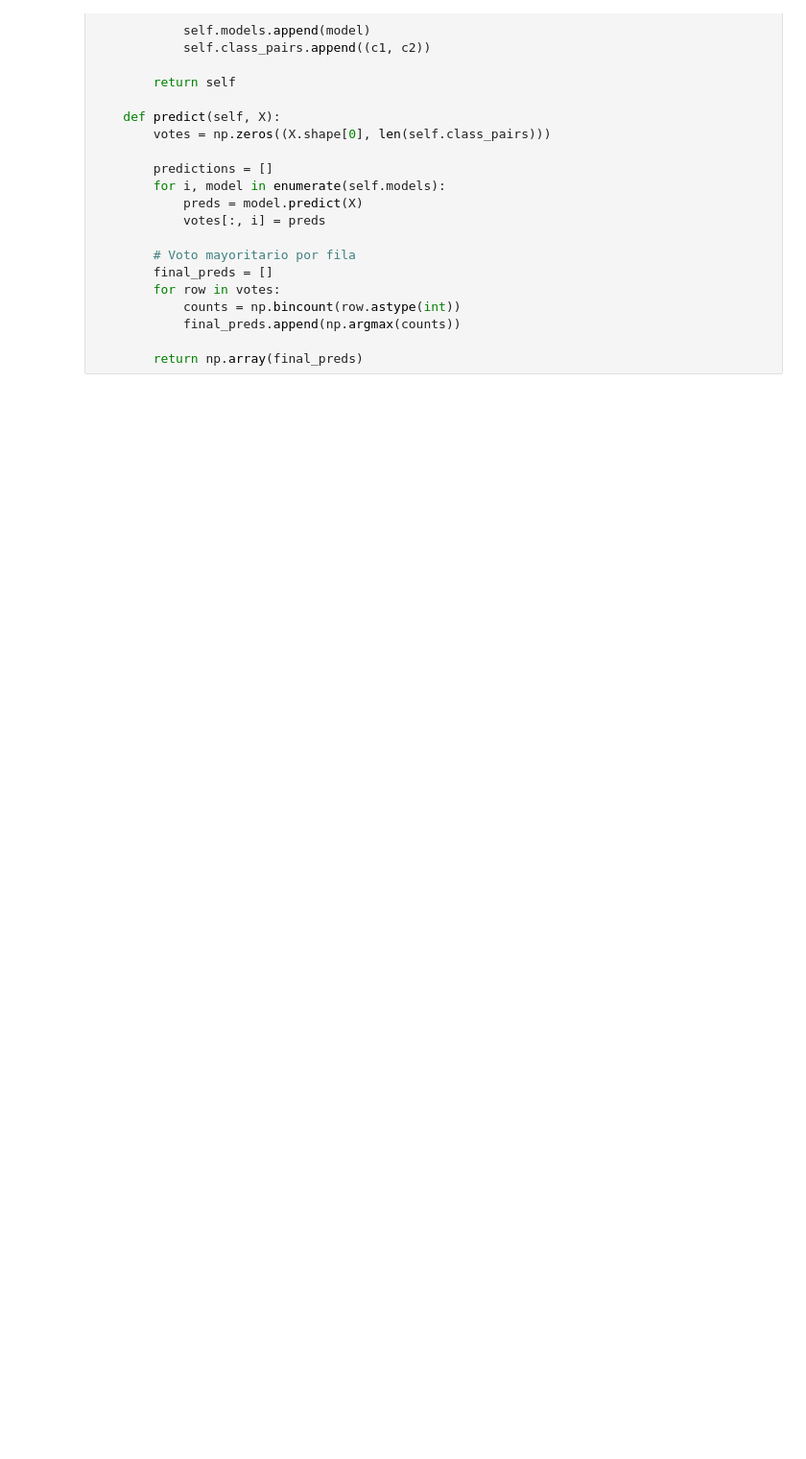
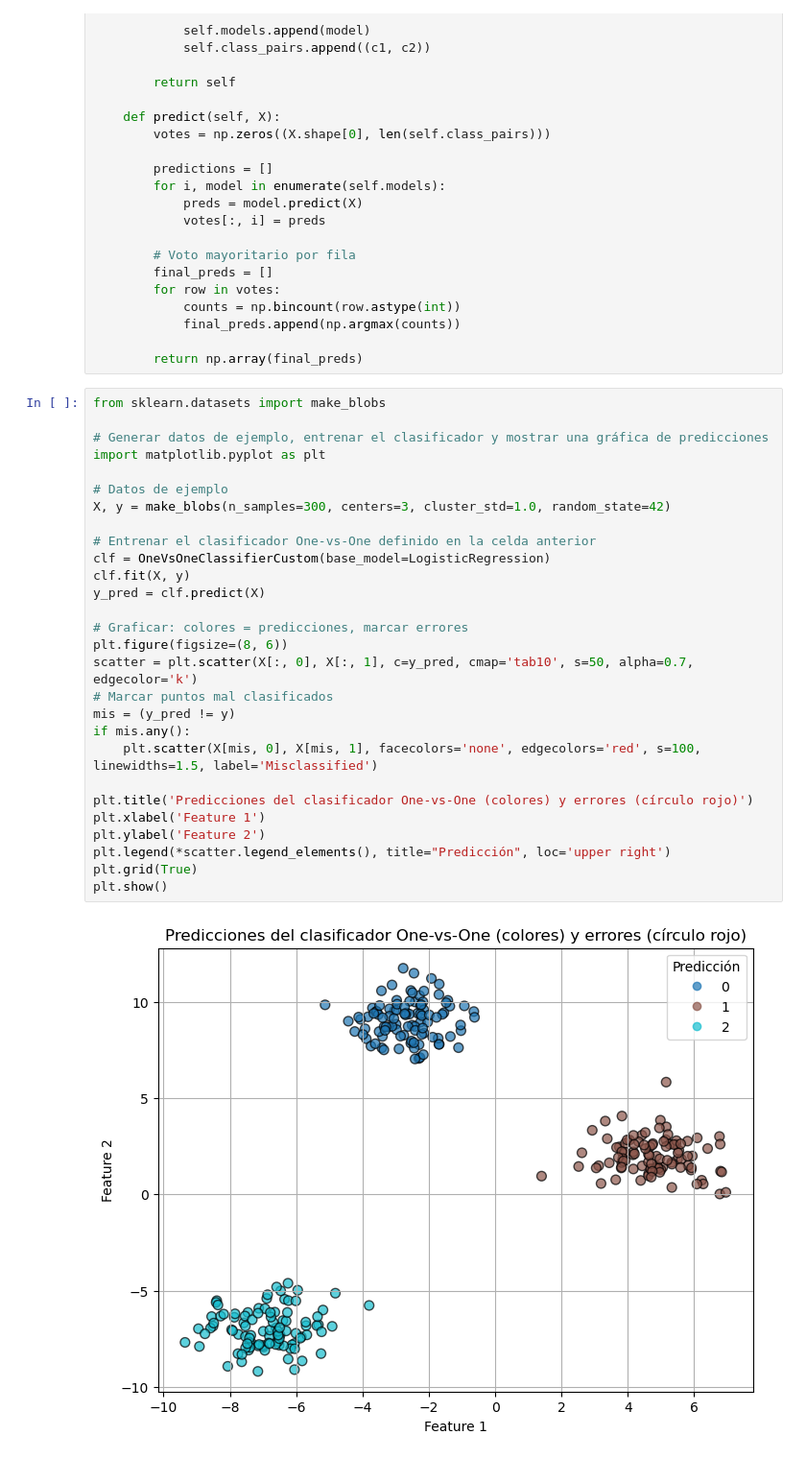
Before and after one commit to AvalosRuben/Clasificacion-Multiclase, a Jupyter notebook: OVO.ipynb, the cells around one changed output. Shown at 96% size. Drawn from its saved outputs; the diff is of its cells as text; blank space fills up the shorter version.

Commit message:
Add model prediction visualization to notebook
Added a new code cell to OVO.ipynb that generates and displays a plot of model predictions. Updated execution counts for existing cells to reflect new cell execution order.

```diff
--- a/OVO.ipynb
+++ b/OVO.ipynb
@@ -48,3 +48,33 @@ class OneVsOneClassifierCustom(BaseEstimator, ClassifierMixin):
             final_preds.append(np.argmax(counts))
 
         return np.array(final_preds)
+# %%
+from sklearn.datasets import make_blobs
+
+# Generar datos de ejemplo, entrenar el clasificador y mostrar una gráfica de predicciones
+import matplotlib.pyplot as plt
+
+# Datos de ejemplo
+X, y = make_blobs(n_samples=300, centers=3, cluster_std=1.0, random_state=42)
+
+# Entrenar el clasificador One-vs-One definido en la celda anterior
+clf = OneVsOneClassifierCustom(base_model=LogisticRegression)
+clf.fit(X, y)
+y_pred = clf.predict(X)
+
+# Graficar: colores = predicciones, marcar errores
+plt.figure(figsize=(8, 6))
+scatter = plt.scatter(X[:, 0], X[:, 1], c=y_pred, cmap='tab10', s=50, alpha=0.7, edgecolor='k')
+# Marcar puntos mal clasificados
+mis = (y_pred != y)
+if mis.any():
+    plt.scatter(X[mis, 0], X[mis, 1], facecolors='none', edgecolors='red', s=100, linewidths=1.5, label='Misclassified')
+
+plt.title('Predicciones del clasificador One-vs-One (colores) y errores (círculo rojo)')
+plt.xlabel('Feature 1')
+plt.ylabel('Feature 2')
+plt.legend(*scatter.legend_elements(), title="Predicción", loc='upper right')
+plt.grid(True)
+plt.show()
+# %% [output]
+[figure, added]
```
